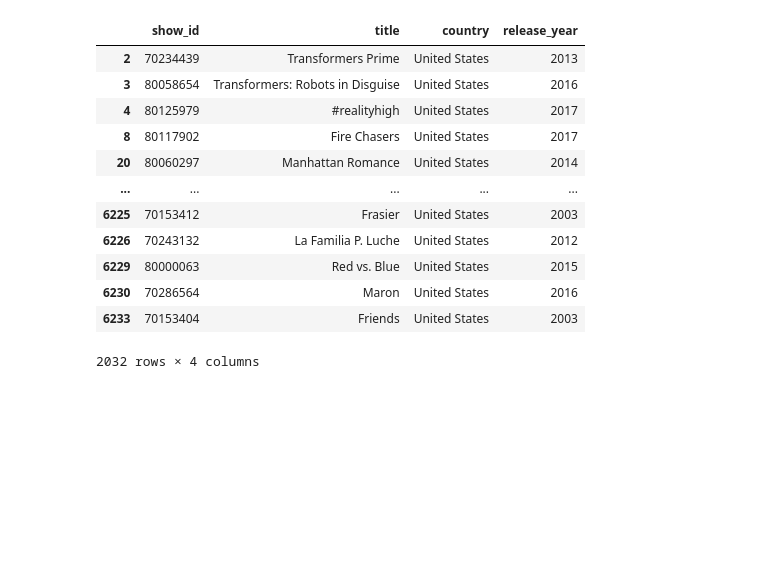
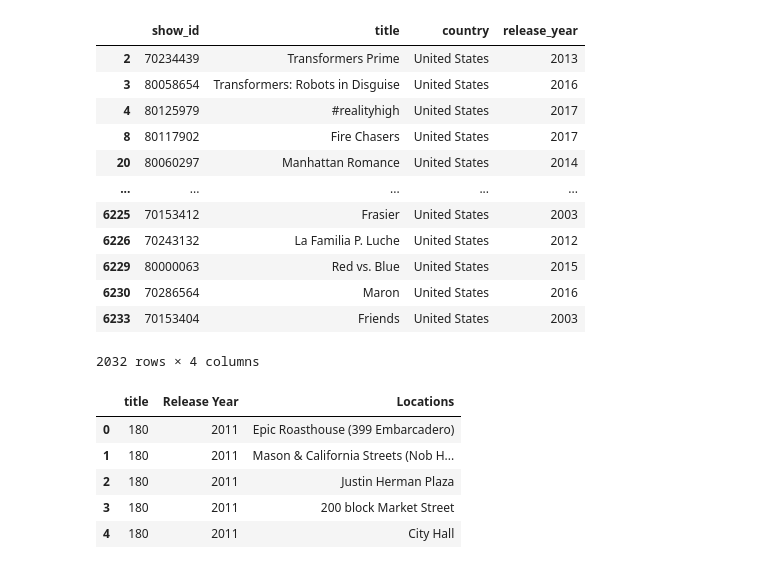
Before and after one commit to Anumala89/ETL-project, a Jupyter notebook: ETL_project.ipynb, the cells around one changed output. Drawn from its saved outputs; the diff is of its cells as text; code cells hidden in the pictures; blank space fills up the shorter version.

```diff
--- a/ETL_project.ipynb
+++ b/ETL_project.ipynb
@@ -85,5 +85,15 @@ netflix_df
 | 6230 | 70286564 | Maron | United States | 2016 |
 | 6233 | 70153404 | Friends | United States | 2003 |
 2032 rows × 4 columns
+# %%
+film_locations_df2 =film_locations_df.rename(columns={'Title': 'title'})
+film_locations_df2.head()
+# %% [output]
+|  | title | Release Year | Locations |
+| 0 | 180 | 2011 | Epic Roasthouse (399 Embarcadero) |
+| 1 | 180 | 2011 | Mason & California Streets (Nob H... |
+| 2 | 180 | 2011 | Justin Herman Plaza |
+| 3 | 180 | 2011 | 200 block Market Street |
+| 4 | 180 | 2011 | City Hall |
 # %%
 #inner join df's
```
Also changed, not shown: parts of 3 cells of this notebook.
